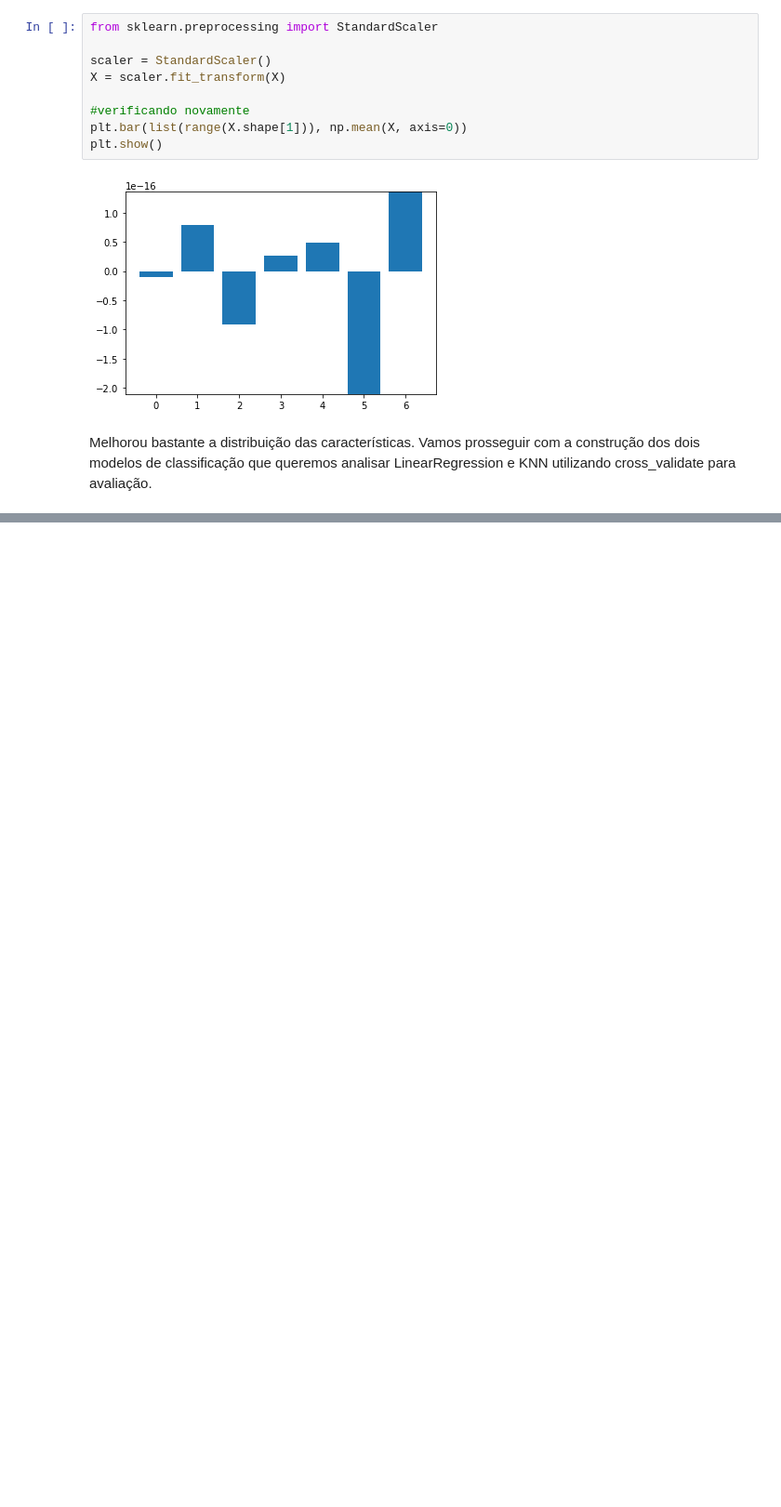
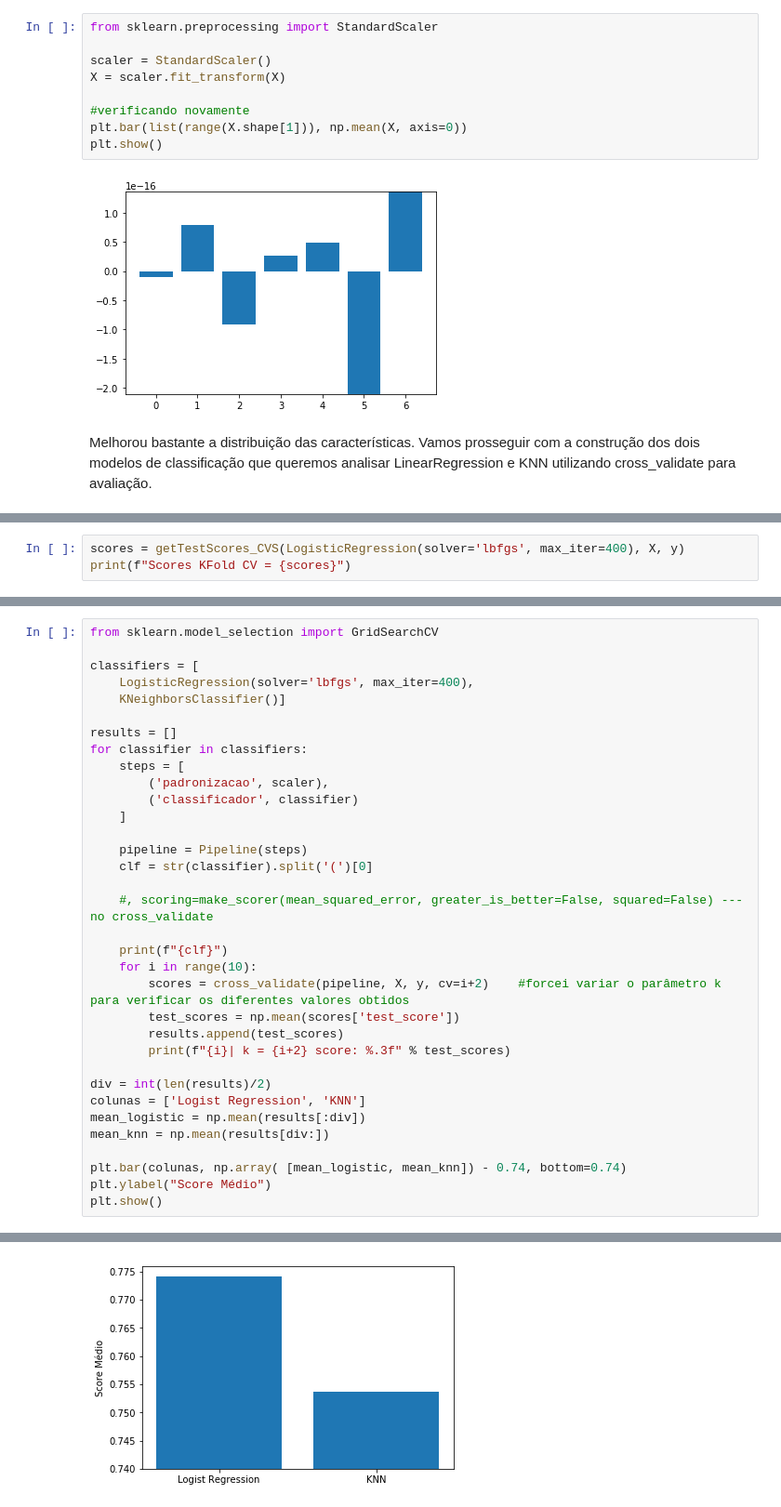
Before and after one commit to pablosnascimento/disciplina_rp, a Jupyter notebook: generalizacao.ipynb, the cells around one changed output, grey strips where cells are left out. Shown: that part at 93% size. Saved outputs shown, nothing was run; the diff lists cells and outputs as text; blank space fills up the shorter version.

```diff
--- a/generalizacao.ipynb
+++ b/generalizacao.ipynb
@@ -82,0 +107,3 @@ X_train, X_test, y_train, y_test = train_test_split(X, y, test_size=0.33, random
+# %%
+scores = getTestScores_CVS(LogisticRegression(solver='lbfgs', max_iter=400), X, y)
+print(f"Scores KFold CV = {scores}")
@@ -108,0 +125,35 @@ accKNN
+# %%
+from sklearn.model_selection import GridSearchCV
+
+classifiers = [
+    LogisticRegression(solver='lbfgs', max_iter=400),
+    KNeighborsClassifier()]
+
+results = []
+for classifier in classifiers:
+    steps = [
+        ('padronizacao', scaler),
+        ('classificador', classifier)
+    ]
+
+    pipeline = Pipeline(steps)
+    clf = str(classifier).split('(')[0]
+
+    #, scoring=make_scorer(mean_squared_error, greater_is_better=False, squared=False) --- no cross_validate
+
+    print(f"{clf}")
+    for i in range(10):
+        scores = cross_validate(pipeline, X, y, cv=i+2)    #forcei variar o parâmetro k para verificar os diferentes valores obtidos
+        test_scores = np.mean(scores['test_score'])
+        results.append(test_scores)
+        print(f"{i}| k = {i+2} score: %.3f" % test_scores)
+
+div = int(len(results)/2)
+colunas = ['Logist Regression', 'KNN']
+mean_logistic = np.mean(results[:div])
+mean_knn = np.mean(results[div:])
+
+plt.bar(colunas, np.array( [mean_logistic, mean_knn]) - 0.74, bottom=0.74)
+plt.ylabel("Score Médio")
+plt.show()
+# %% [output]
@@ -108,0 +177 @@ accKNN
+[figure, added]
```
Also changed, not shown: parts of 11 cells of this notebook.
